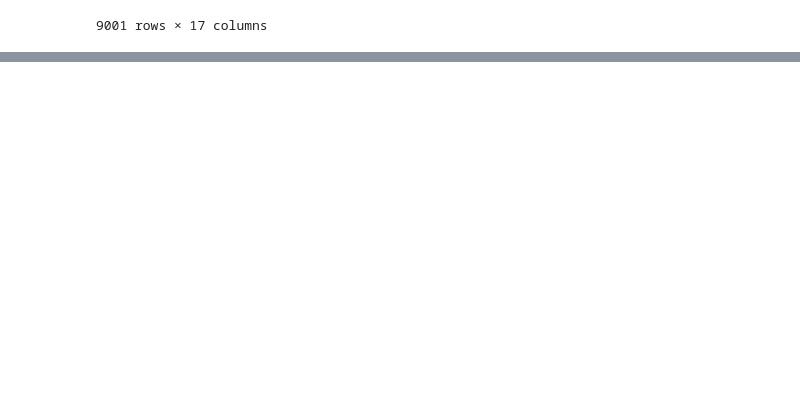
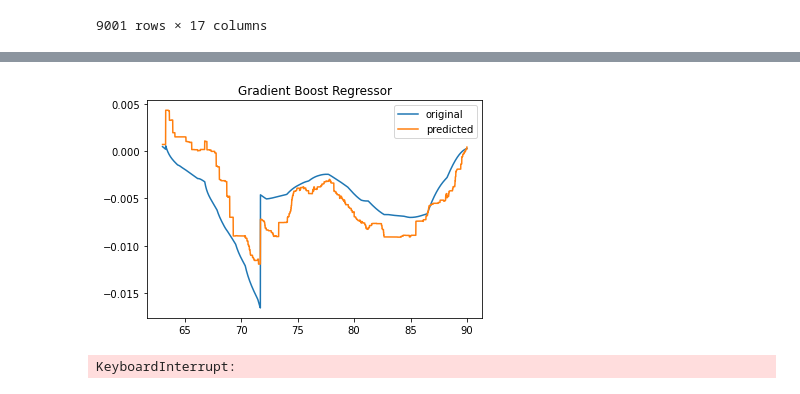
Before and after one commit to bharadwaj1098/Auto, a Jupyter notebook: graphs.ipynb, the cells around one changed output, grey strips where cells are left out. Cells and saved outputs as stored; diff of their text form; code cells hidden in the pictures; blank space fills up the shorter version.

```diff
--- a/graphs.ipynb
+++ b/graphs.ipynb
@@ -126,0 +143,16 @@ if __name__ == "__main__":
+# %%
+gbr.fit(X_train, y_train)
+z1 = gbr.predict(X_test)
+compare(z1, "Gradient Boost Regressor")
+# %% [output]
+[figure, added]
+# %%
+import sklearn.gaussian_process as gp
+kernel = gp.kernels.ConstantKernel(1.0, (1e-1, 1e3)) * gp.kernels.RBF(10.0, (1e-3, 1e3))
+
+model = gp.GaussianProcessRegressor(kernel=kernel, n_restarts_optimizer=10, alpha=0.1, normalize_y=True)
+
+model.fit(X_train, y_train)
+params = model.kernel_.get_params()
+# %% [output]
+KeyboardInterrupt:
```
Also changed, not shown: parts of 4 cells of this notebook.
